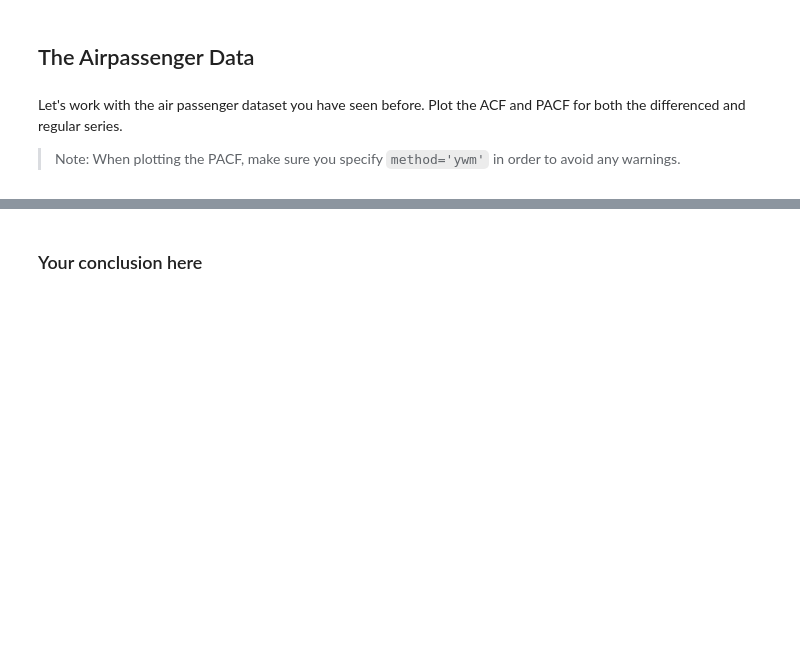
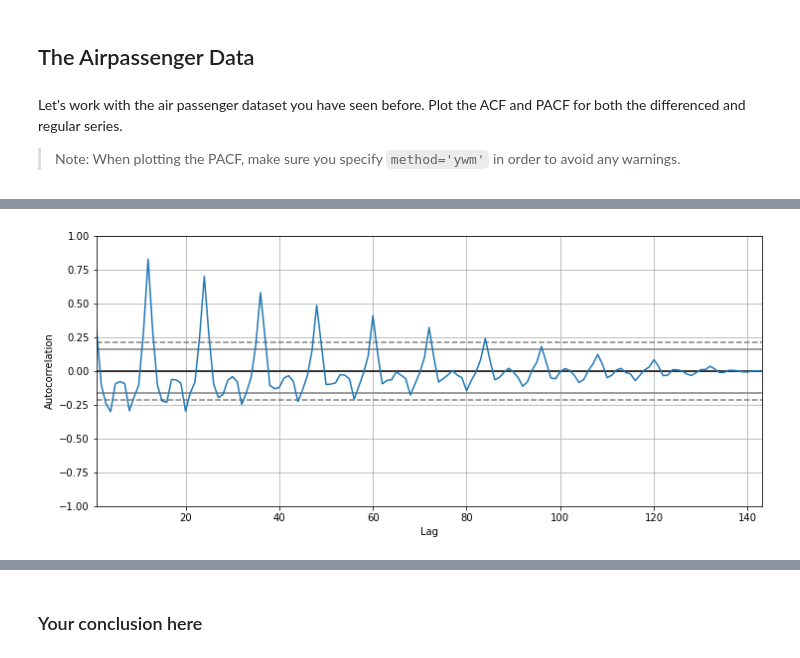
Before and after one commit to kevgross89/dsc-corr-autocorr-in-time-series-lab, a Jupyter notebook: index.ipynb, the cells around one changed output, grey strips where cells are left out. Cells and saved outputs as stored; diff of their text form; code cells hidden in the pictures; blank space fills up the shorter version.

```diff
--- a/index.ipynb
+++ b/index.ipynb
@@ -191,3 +209,3 @@ air.head()
 # %%
 # Generate a differenced series
-air_diff = None
+air_diff = air.diff(periods=1)
@@ -197,0 +212,7 @@ air_diff = None
+# %%
+# Plot ACF (differenced)
+
+plt.figure(figsize=(12,5))
+pd.plotting.autocorrelation_plot(air_diff.dropna());
+# %% [output]
+[figure, added]
```
Also changed, not shown: parts of 15 cells of this notebook.
